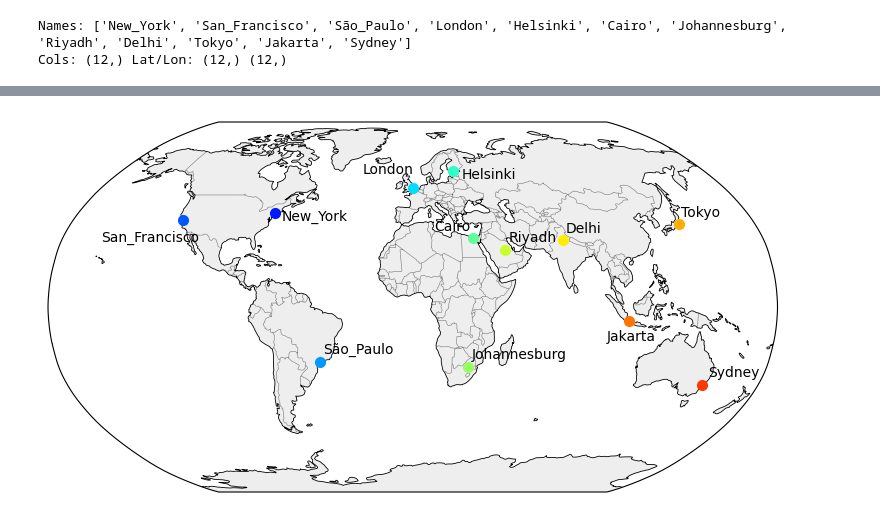
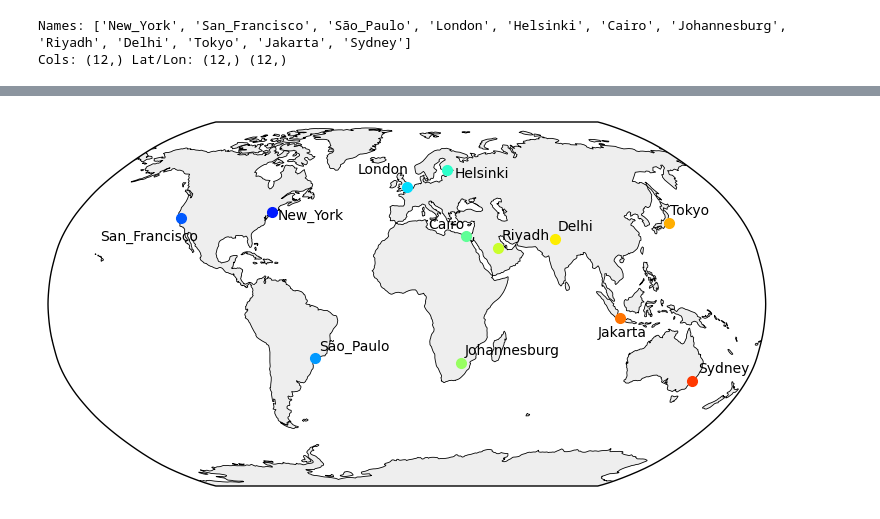
Before and after one commit to kkazuma19/CosmicRays-Operator, a Jupyter notebook: analysis/baseline/loc.ipynb, the cells around one changed output, grey strips where cells are left out. Saved outputs shown, nothing was run; the diff lists cells and outputs as text; code cells hidden in the pictures.

```diff
--- a/analysis/baseline/loc.ipynb
+++ b/analysis/baseline/loc.ipynb
@@ -263,7 +272,7 @@ ax = plt.axes(projection=ccrs.Robinson())
 
 ax.set_global()
 ax.coastlines(linewidth=0.6)
-ax.add_feature(cfeature.BORDERS, linewidth=0.4, alpha=0.5)
+#ax.add_feature(cfeature.BORDERS, linewidth=0.4, alpha=0.5)
 ax.add_feature(cfeature.LAND, facecolor="#eeeeee")
 #ax.add_feature(cfeature.OCEAN, facecolor="#d9e6f2")
 
@@ -322,34 +331,34 @@ for i, name in enumerate(names):
     elif name == "Cairo":
         ax.text(
             lon - 20, lat + 2,
             name,
             fontsize=10,
             transform=ccrs.PlateCarree(),
             ha='left', va='bottom'
         )
     elif name == "Jakarta":
         ax.text(
             lon - 10, lat - 10,
             name,
             fontsize=10,
             transform=ccrs.PlateCarree(),
             ha='left', va='bottom'
         )
     else:
         ax.text(
             lon + 2, lat + 2,
             name,
             fontsize=10,
             transform=ccrs.PlateCarree(),
             ha='left', va='bottom'
         )
 
 #plt.title("City Locations Used for Forecasting Dataset", fontsize=12)
 plt.tight_layout()
 plt.savefig("analysis/baseline/figures/loc_city_locations.png", bbox_inches="tight", dpi=300)
 plt.show()
 # %% [output]
-[figure, old version]
+[figure, new version]
 # %%
 pred_city = preds[:, cols, :]
 targets_city = targets[:, cols, :]
```
Also changed, not shown: parts of 7 cells of this notebook, 12 other files.
